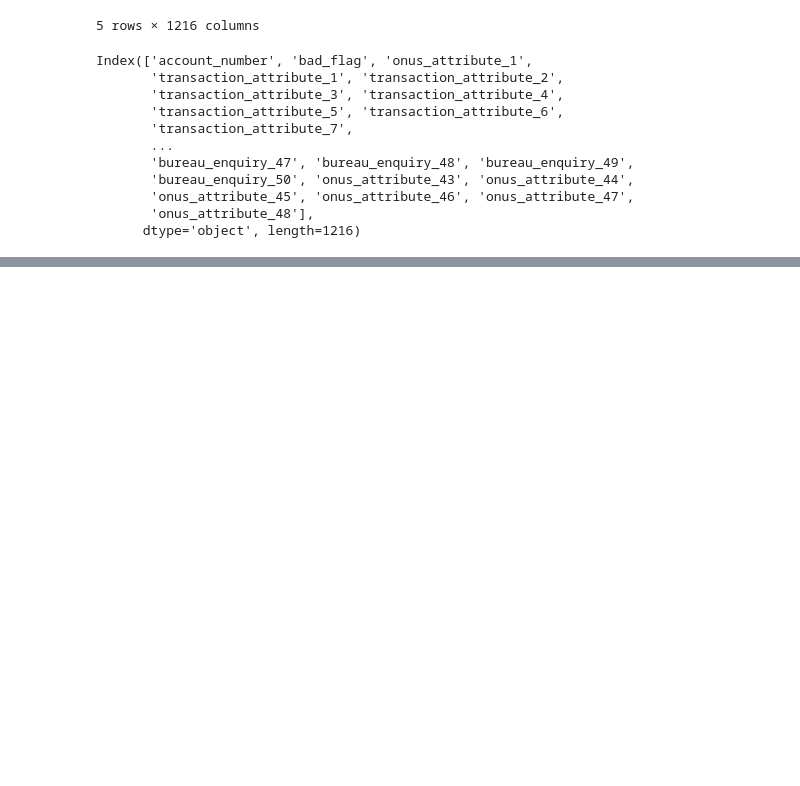
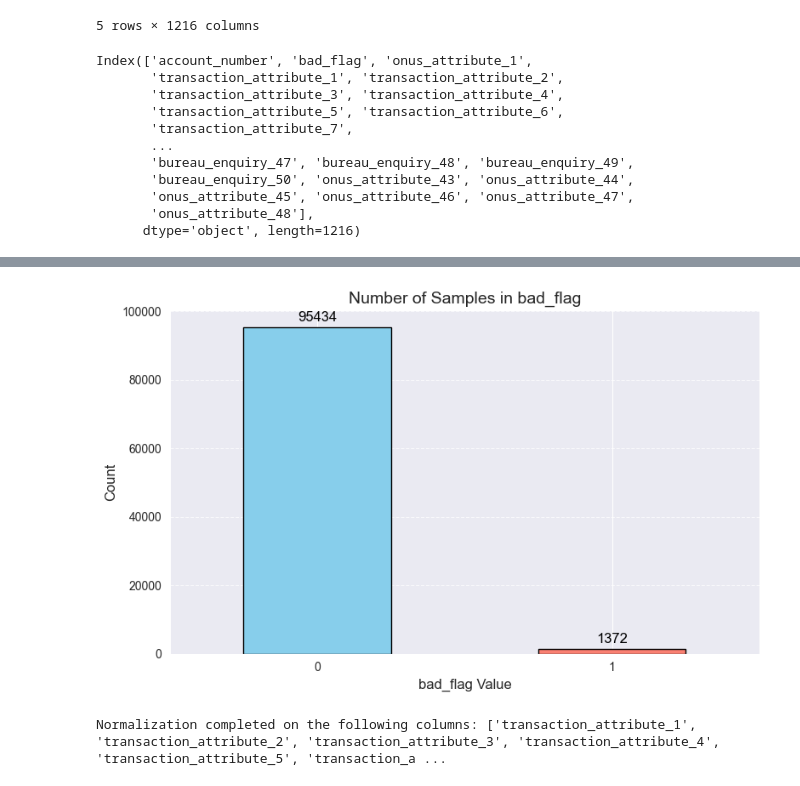
Before and after one commit to yashkk07/Convolve-3.0, a Jupyter notebook: hackathon.ipynb, the cells around one changed output, grey strips where cells are left out. Drawn from its saved outputs; the diff is of its cells as text; code cells hidden in the pictures; blank space fills up the shorter version.

```diff
--- a/hackathon.ipynb
+++ b/hackathon.ipynb
@@ -33,0 +72,3 @@ Index(['account_number', 'bad_flag', 'onus_attribute_1',
+# %%
+df.fillna(0, inplace=True)
+df.isnull().sum()
@@ -33,0 +88,45 @@ Index(['account_number', 'bad_flag', 'onus_attribute_1',
+# %%
+# Count the number of samples for each value in bad_flag
+bad_flag_counts = df['bad_flag'].value_counts()
+
+# Plot the counts
+plt.figure(figsize=(8, 5))
+bars = bad_flag_counts.plot(kind='bar', color=['skyblue', 'salmon'], edgecolor='black')
+
+# Add counts on top of the bars
+for bar in bars.patches:
+    height = bar.get_height()
+    plt.text(
+        bar.get_x() + bar.get_width() / 2,  # X-coordinate
+        height + 0.01 * max(bad_flag_counts),  # Y-coordinate
+        f'{int(height)}',  # Text to display
+        ha='center', va='bottom', fontsize=12, color='black'
+    )
+
+# Customize the plot
+plt.title('Number of Samples in bad_flag', fontsize=14)
+plt.xlabel('bad_flag Value', fontsize=12)
+plt.ylabel('Count', fontsize=12)
+plt.xticks(rotation=0)
+plt.grid(axis='y', linestyle='--', alpha=0.7)
+plt.tight_layout()
+
+# Display the plot
+plt.show()
+# %% [output]
+[figure, added]
+# %%
+selected_cols = [col for col in df.columns if col.startswith(('transaction_attribute', 'bureau', 'bureau_enquiry'))]
+
+# Initialize the MinMaxScaler
+scaler = MinMaxScaler()
+
+# Copy the original DataFrame to preserve the original data
+df_normalized = df.copy()
+
+# Normalize the selected columns
+df_normalized[selected_cols] = scaler.fit_transform(df[selected_cols])
+
+print(f"Normalization completed on the following columns: {selected_cols}")
+# %% [output]
+Normalization completed on the following columns: ['transaction_attribute_1', 'transaction_attribute_2', 'transaction_attribute_3', 'transaction_attribute_4', 'transaction_attribute_5', 'transaction_a ...
```
Also changed, not shown: parts of 10 cells of this notebook.
